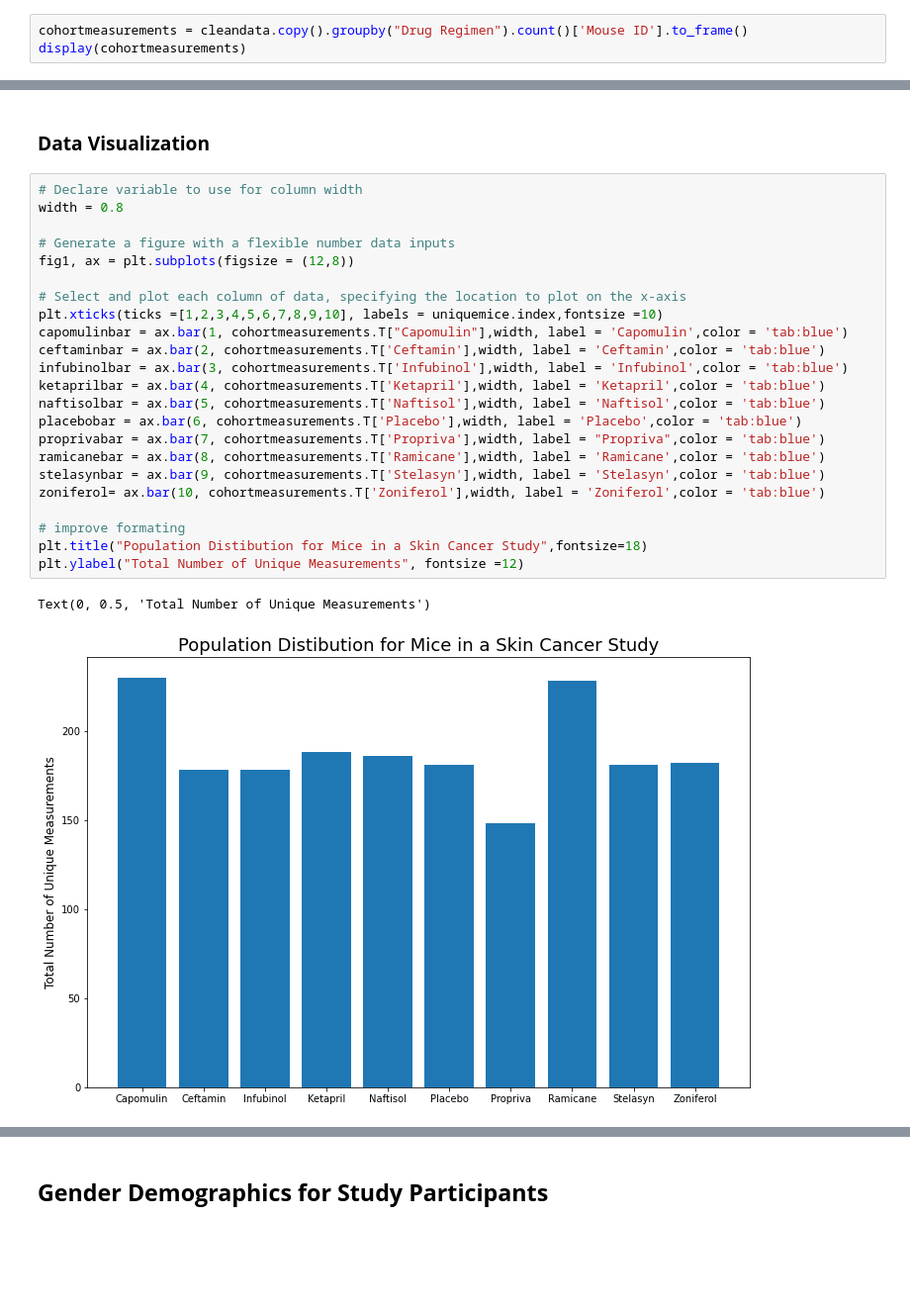
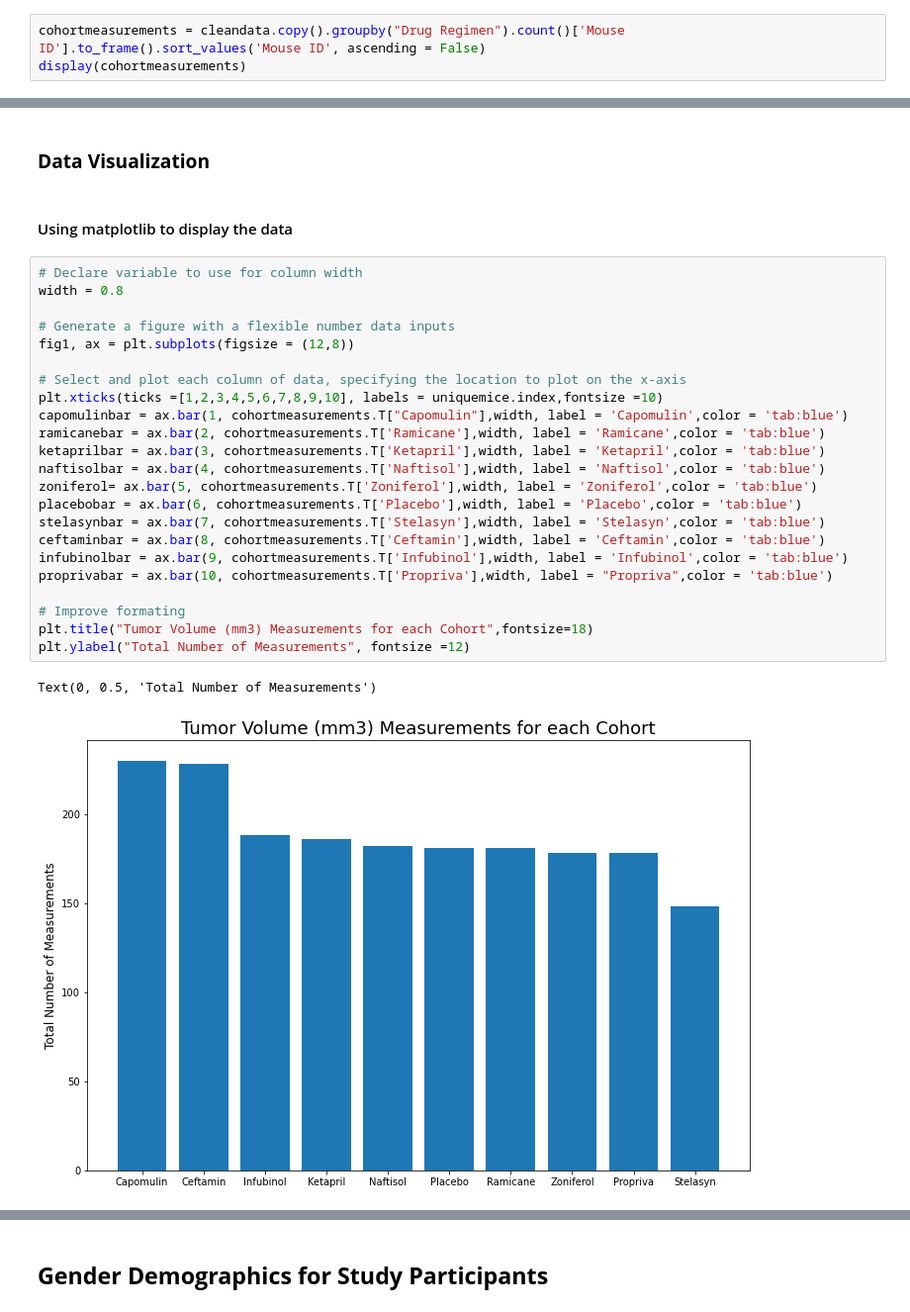
Before and after one commit to bakerv/Data-Visualization-Matplotlib, a Jupyter notebook: main.ipynb, the cells around one changed output, grey strips where cells are left out. Shown at 99% size. Cells and saved outputs as stored; diff of their text form; blank space fills up the shorter version.

```diff
--- a/main.ipynb
+++ b/main.ipynb
@@ -325,7 +328,7 @@ Text(0.5, 0, '')
 # %% [markdown]
 ### **Data Analysis**
 # %%
-cohortmeasurements = cleandata.copy().groupby("Drug Regimen").count()['Mouse ID'].to_frame()
+cohortmeasurements = cleandata.copy().groupby("Drug Regimen").count()['Mouse ID'].to_frame().sort_values('Mouse ID', ascending = False)
 display(cohortmeasurements)
 # %% [output]
 |  | Mouse ID |
@@ -343,28 +346,30 @@ display(cohortmeasurements)
 # %% [markdown]
 ### **Data Visualization**
+# %% [markdown]
+#### Using matplotlib to display the data
 # %%
 # Declare variable to use for column width
 width = 0.8
 
 # Generate a figure with a flexible number data inputs
 fig1, ax = plt.subplots(figsize = (12,8))
 
 # Select and plot each column of data, specifying the location to plot on the x-axis
 plt.xticks(ticks =[1,2,3,4,5,6,7,8,9,10], labels = uniquemice.index,fontsize =10)
 capomulinbar = ax.bar(1, cohortmeasurements.T["Capomulin"],width, label = 'Capomulin',color = 'tab:blue')
-ceftaminbar = ax.bar(2, cohortmeasurements.T['Ceftamin'],width, label = 'Ceftamin',color = 'tab:blue')
-infubinolbar = ax.bar(3, cohortmeasurements.T['Infubinol'],width, label = 'Infubinol',color = 'tab:blue')
-ketaprilbar = ax.bar(4, cohortmeasurements.T['Ketapril'],width, label = 'Ketapril',color = 'tab:blue')
-naftisolbar = ax.bar(5, cohortmeasurements.T['Naftisol'],width, label = 'Naftisol',color = 'tab:blue')
+ramicanebar = ax.bar(2, cohortmeasurements.T['Ramicane'],width, label = 'Ramicane',color = 'tab:blue')
+ketaprilbar = ax.bar(3, cohortmeasurements.T['Ketapril'],width, label = 'Ketapril',color = 'tab:blue')
+naftisolbar = ax.bar(4, cohortmeasurements.T['Naftisol'],width, label = 'Naftisol',color = 'tab:blue')
+zoniferol= ax.bar(5, cohortmeasurements.T['Zoniferol'],width, label = 'Zoniferol',color = 'tab:blue')
 placebobar = ax.bar(6, cohortmeasurements.T['Placebo'],width, label = 'Placebo',color = 'tab:blue')
-proprivabar = ax.bar(7, cohortmeasurements.T['Propriva'],width, label = "Propriva",color = 'tab:blue')
-ramicanebar = ax.bar(8, cohortmeasurements.T['Ramicane'],width, label = 'Ramicane',color = 'tab:blue')
-stelasynbar = ax.bar(9, cohortmeasurements.T['Stelasyn'],width, label = 'Stelasyn',color = 'tab:blue')
-zoniferol= ax.bar(10, cohortmeasurements.T['Zoniferol'],width, label = 'Zoniferol',color = 'tab:blue')
+stelasynbar = ax.bar(7, cohortmeasurements.T['Stelasyn'],width, label = 'Stelasyn',color = 'tab:blue')
+ceftaminbar = ax.bar(8, cohortmeasurements.T['Ceftamin'],width, label = 'Ceftamin',color = 'tab:blue')
+infubinolbar = ax.bar(9, cohortmeasurements.T['Infubinol'],width, label = 'Infubinol',color = 'tab:blue')
+proprivabar = ax.bar(10, cohortmeasurements.T['Propriva'],width, label = "Propriva",color = 'tab:blue')
 
-# improve formating
-plt.title("Population Distibution for Mice in a Skin Cancer Study",fontsize=18)
-plt.ylabel("Total Number of Unique Measurements", fontsize =12)
+# Improve formating
+plt.title("Tumor Volume (mm3) Measurements for each Cohort",fontsize=18)
+plt.ylabel("Total Number of Measurements", fontsize =12)
 # %% [output]
-Text(0, 0.5, 'Total Number of Unique Measurements')
+Text(0, 0.5, 'Total Number of Measurements')
-[figure, old version]
+[figure, new version]
```
Also changed, not shown: parts of 11 cells of this notebook.
